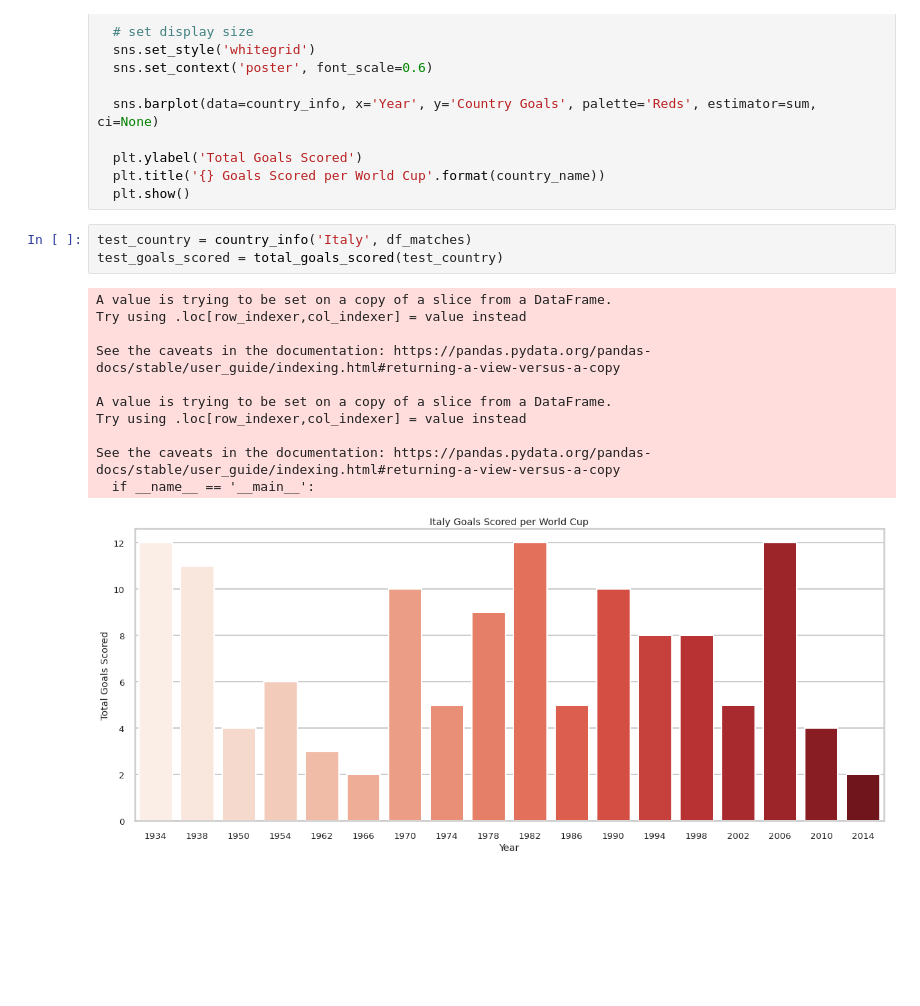
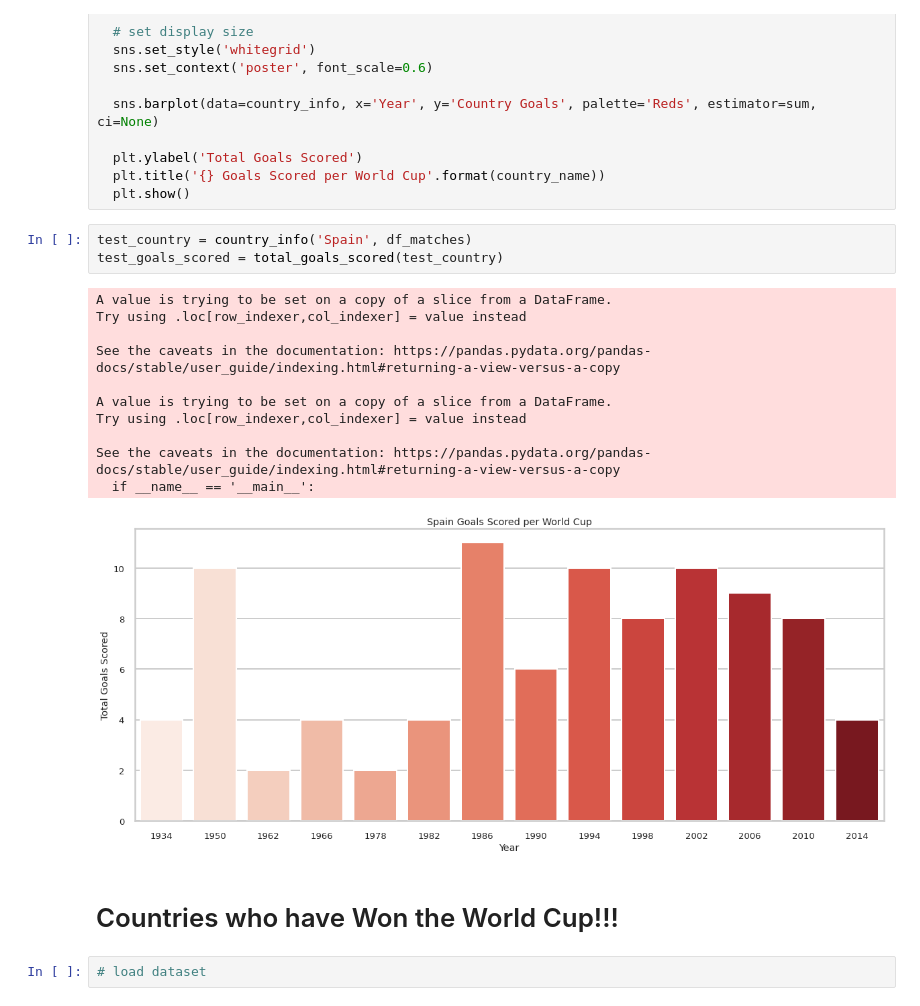
Before and after one commit to princeKike27/Fifa-World-Cup, a Jupyter notebook: FIFA_World_Cup.ipynb, the cells around one changed output. Cells and saved outputs as stored; diff of their text form; blank space fills up the shorter version.

```diff
--- a/FIFA_World_Cup.ipynb
+++ b/FIFA_World_Cup.ipynb
@@ -207,17 +207,21 @@ def total_goals_scored(country_info):
   plt.title('{} Goals Scored per World Cup'.format(country_name))
   plt.show()
 # %%
-test_country = country_info('Italy', df_matches)
+test_country = country_info('Spain', df_matches)
 test_goals_scored = total_goals_scored(test_country)
 # %% [output]
 A value is trying to be set on a copy of a slice from a DataFrame.
 Try using .loc[row_indexer,col_indexer] = value instead
 
 See the caveats in the documentation: https://pandas.pydata.org/pandas-docs/stable/user_guide/indexing.html#returning-a-view-versus-a-copy
 
 A value is trying to be set on a copy of a slice from a DataFrame.
 Try using .loc[row_indexer,col_indexer] = value instead
 
 See the caveats in the documentation: https://pandas.pydata.org/pandas-docs/stable/user_guide/indexing.html#returning-a-view-versus-a-copy
   if __name__ == '__main__':
-[figure, old version]
+[figure, new version]
+# %% [markdown]
+# Countries who have Won the World Cup!!!
+# %%
+# load dataset
```
Also changed, not shown: parts of 2 cells of this notebook.
